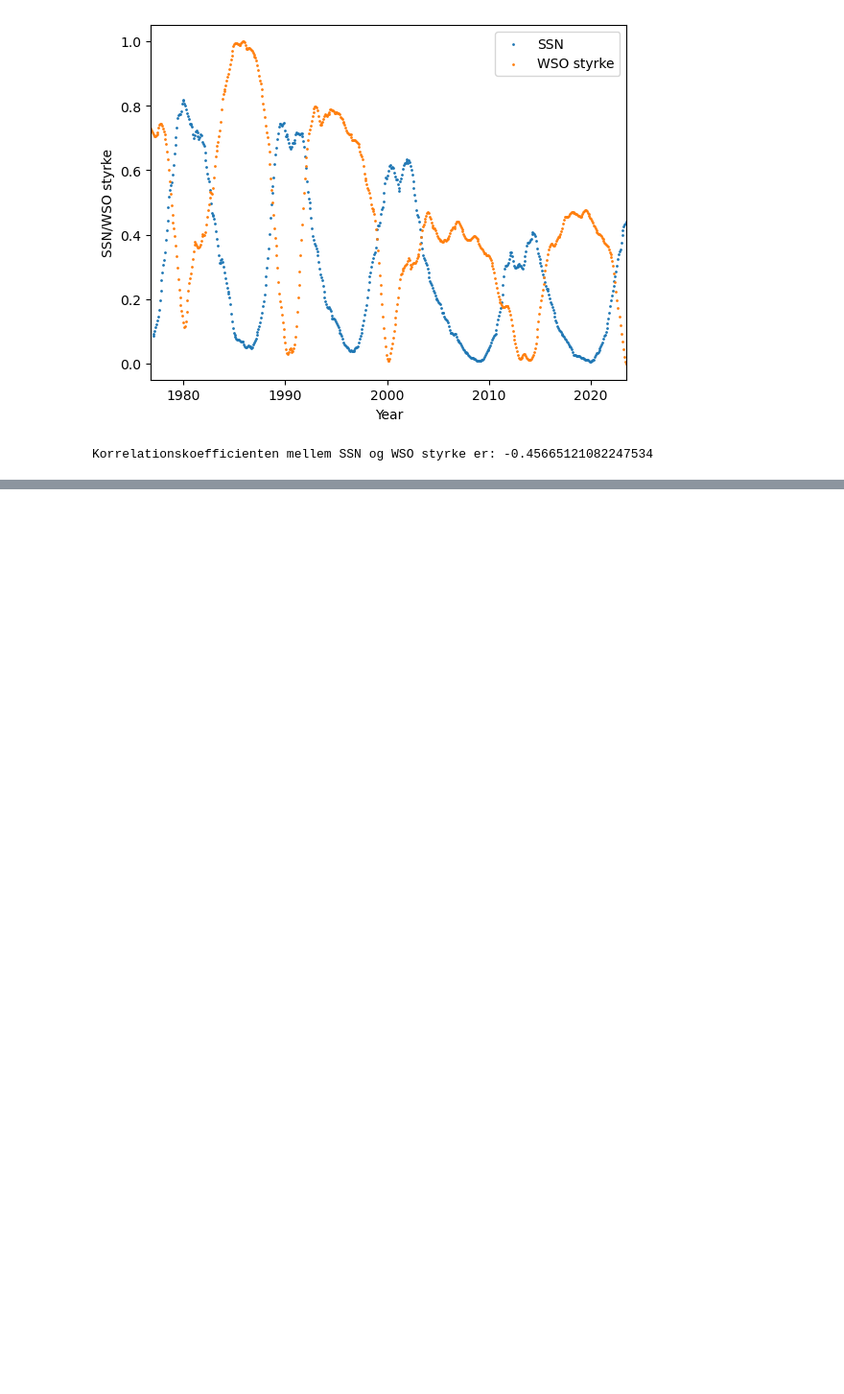
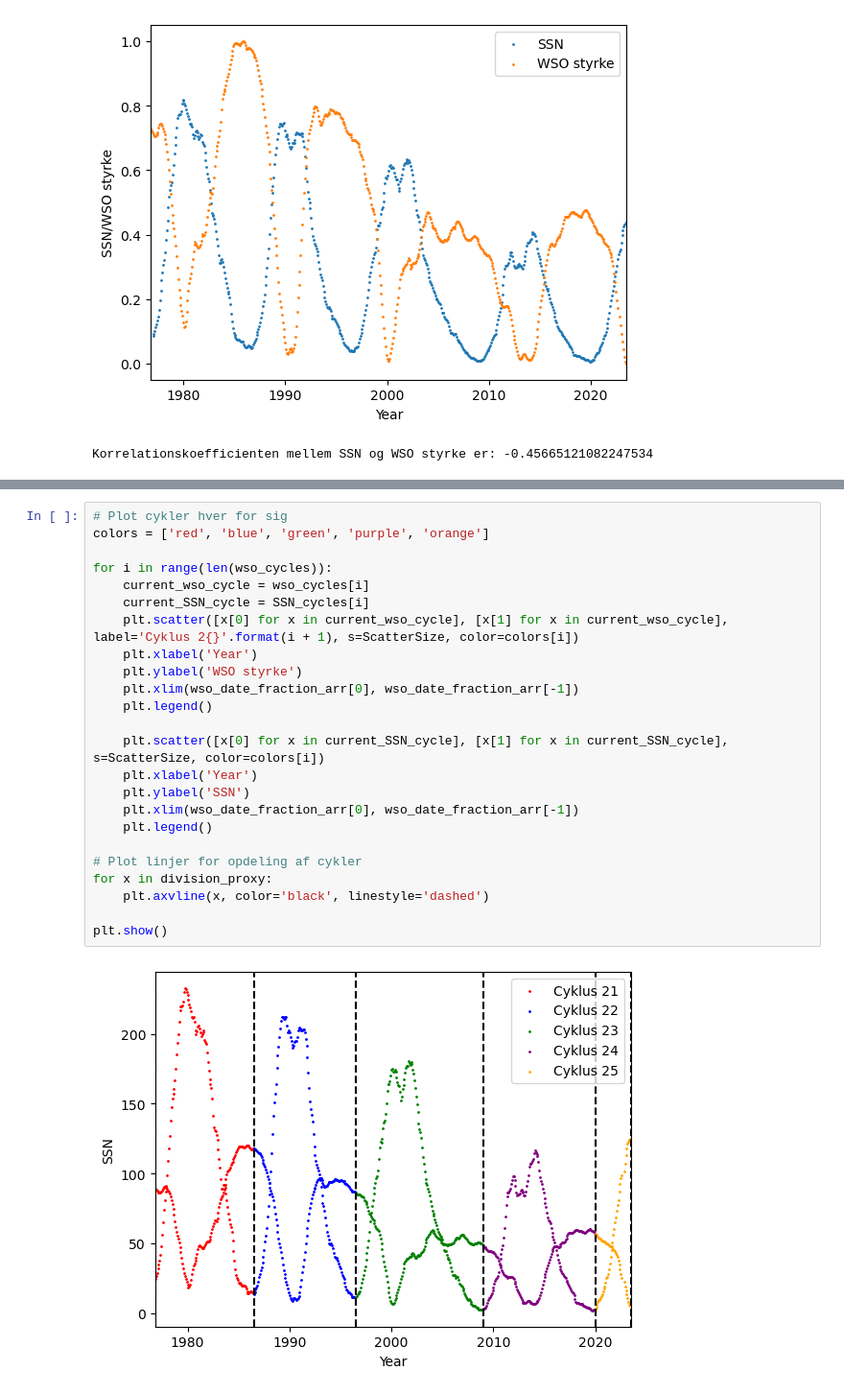
Before and after one commit to Focus9752/Solpletter_projekt, a Jupyter notebook: Magnus carlsen/korrelation.ipynb, the cells around one changed output, grey strips where cells are left out. Shown at 96% size. Drawn from its saved outputs; the diff is of its cells as text; blank space fills up the shorter version.

```diff
--- a/Magnus carlsen/korrelation.ipynb
+++ b/Magnus carlsen/korrelation.ipynb
@@ -82,0 +107,26 @@ Korrelationskoefficienten mellem SSN og WSO styrke er: -0.45665121082247534
+# %%
+# Plot cykler hver for sig
+colors = ['red', 'blue', 'green', 'purple', 'orange']
+
+for i in range(len(wso_cycles)):
+    current_wso_cycle = wso_cycles[i]
+    current_SSN_cycle = SSN_cycles[i]
+    plt.scatter([x[0] for x in current_wso_cycle], [x[1] for x in current_wso_cycle], label='Cyklus 2{}'.format(i + 1), s=ScatterSize, color=colors[i])
+    plt.xlabel('Year')
+    plt.ylabel('WSO styrke')
+    plt.xlim(wso_date_fraction_arr[0], wso_date_fraction_arr[-1])
+    plt.legend()
+
+    plt.scatter([x[0] for x in current_SSN_cycle], [x[1] for x in current_SSN_cycle], s=ScatterSize, color=colors[i])
+    plt.xlabel('Year')
+    plt.ylabel('SSN')
+    plt.xlim(wso_date_fraction_arr[0], wso_date_fraction_arr[-1])
+    plt.legend()
+
+# Plot linjer for opdeling af cykler
+for x in division_proxy:
+    plt.axvline(x, color='black', linestyle='dashed')
+
+plt.show()
+# %% [output]
+[figure, added]
```
Also changed, not shown: parts of 13 cells of this notebook, 3 other files.
